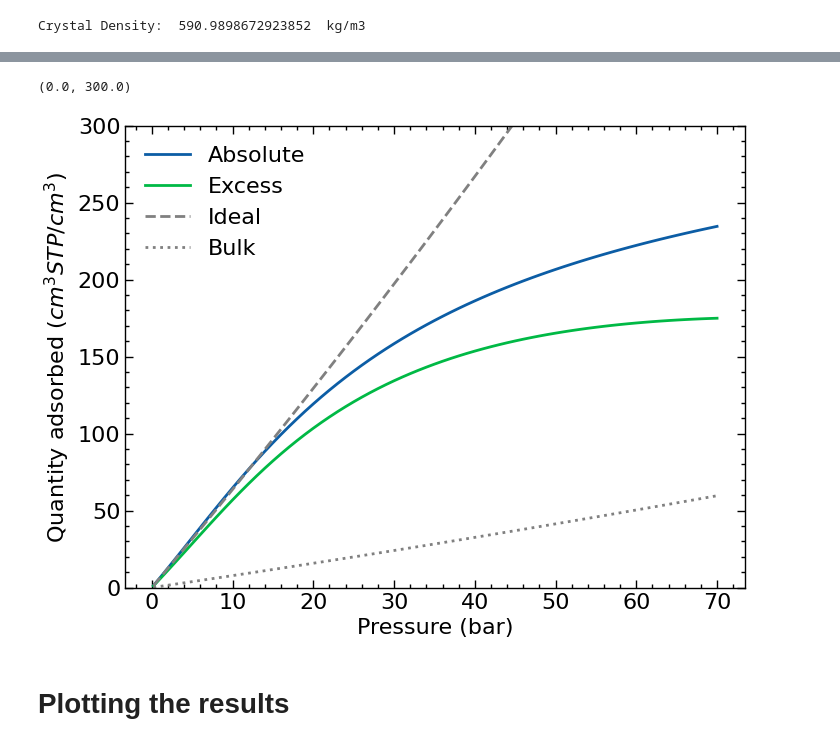
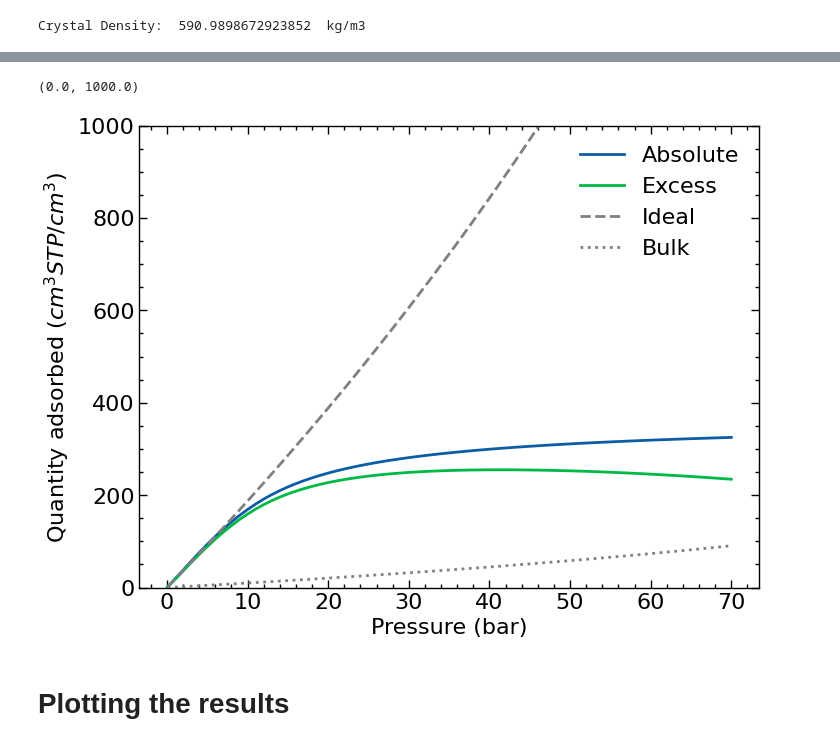
Before and after one commit to elvissoares/PyDFTlj, a Jupyter notebook: examples/Example5-Adsorption3D_on_MOFs.ipynb, the cells around one changed output, grey strips where cells are left out. Drawn from its saved outputs; the diff is of its cells as text; code cells hidden in the pictures.

```diff
--- a/examples/Example5-Adsorption3D_on_MOFs.ipynb
+++ b/examples/Example5-Adsorption3D_on_MOFs.ipynb
@@ -174,12 +173,14 @@ def rhofromBARpressure(pbar):
         rho = sol.root
     else:
         rho = np.empty_like(pbar)
-        for i in range(pbar.size):
-            sol = optimize.root_scalar(func, x0=1e-2, fprime=True,fprime2=True,args=(1e-30*pbar[i]/(1e-5*kB)), method='halley')
+        sol = optimize.root_scalar(func, x0=1e-2, fprime=True,fprime2=True,args=(1e-30*pbar[0]/(1e-5*kB)), method='halley')
+        rho[0] = sol.root
+        for i in range(1,pbar.size):
+            sol = optimize.root_scalar(func, x0=rho[i-1], fprime=True,fprime2=True,args=(1e-30*pbar[i]/(1e-5*kB)), method='halley')
             rho[i] = sol.root
     return rho
 # %%
-pbararray = np.hstack((np.arange(0.2,2.0,0.2),np.arange(2.,71.,1.0)))
+pbararray = np.hstack((np.arange(0.1,2.0,0.2),np.arange(2.,71,1.0))) # bulk pressure (in bar)
 # %%
 rhobarray = rhofromBARpressure(pbararray)
 # %%
@@ -204,8 +205,7 @@ for i in range(rhobarray.size):
 
     DFT.Set_BulkDensity(rhob)
 
-    # DFT.Calculate_Equilibrium(alpha0=0.25,rtol=1e-2,atol=1e-4,max_iter=20,method='picard',logoutput=False)
-    DFT.Calculate_Equilibrium(alpha0=0.25,dt=0.3,rtol=1e-3,atol=1e-4,method='fire',logoutput=False)
+    DFT.Calculate_Equilibrium(alpha0=0.25,dt=0.2,rtol=1e-3,atol=1e-4,method='fire',logoutput=False)
 
     Nadsarray[i] = DFT.Nadstot
     print(pbararray[i],rhob,Nadsarray[i])
@@ -271,7 +255,7 @@ df['Absolute adsorption (mol/kg)'] = 1e3*Nadsarray/mss
 df['Absolute adsorption (cm^3 STP/cm^3)'] = 1e30*(kB*273.15/101325)*Nadsarray/Vcell
 df['Excess adsorption (molecules/uc)'] = Nexcarray
 df['Excess adsorption (mg/g)'] = 1e3*Mexcarray/mss
-df['Excess adsorption (%w.t.)'] = 100*Mexcarray/(mss+Marray)
+df['Excess adsorption (%w.t.)'] = 100*Mexcarray/(mss+Mexcarray)
 df['Excess adsorption (mol/kg)'] = 1e3*Nexcarray/mss
 df['Excess adsorption (cm^3 STP/cm^3)'] = 1e30*(kB*273.15/101325)*Nexcarray/Vcell
 # %%
@@ -286,13 +270,13 @@ df.head()
 # %%
 plt.plot(df['Pressure (bar)'],df['Absolute adsorption (cm^3 STP/cm^3)'],label='Absolute')
 plt.plot(df['Pressure (bar)'],df['Excess adsorption (cm^3 STP/cm^3)'],label='Excess')
 plt.plot(df['Pressure (bar)'],df['Ideal adsorption (cm^3 STP/cm^3)'],'--',color='grey',label='Ideal')
 plt.plot(df['Pressure (bar)'],df['Bulk adsorption (cm^3 STP/cm^3)'],':',color='grey',label='Bulk')
 plt.legend(loc='best')
 plt.ylabel('Quantity adsorbed $(cm^3 STP/cm^3)$')
 plt.xlabel('Pressure (bar)')
-plt.ylim(0,300)
+plt.ylim(0,1000)
 # %% [output]
-(0.0, 300.0)
+(0.0, 1000.0)
-[figure, old version]
+[figure, new version]
 # %%
```
Also changed, not shown: parts of 14 cells of this notebook, 3 other files.
